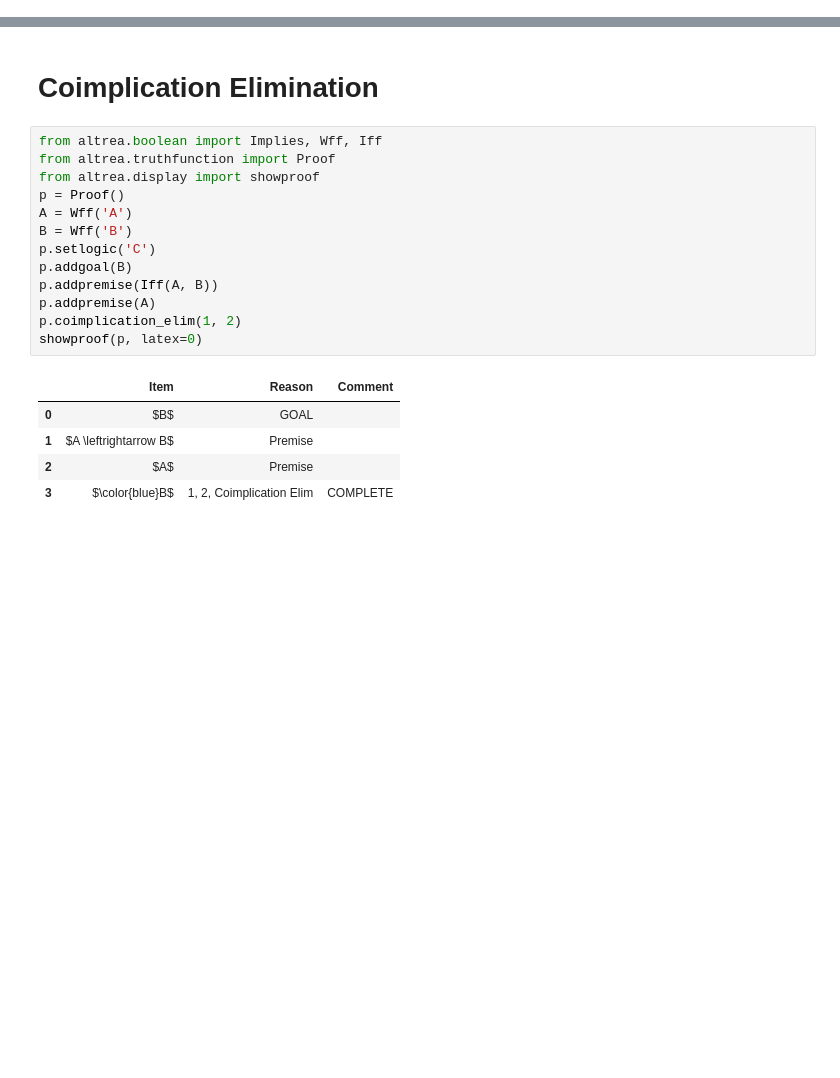
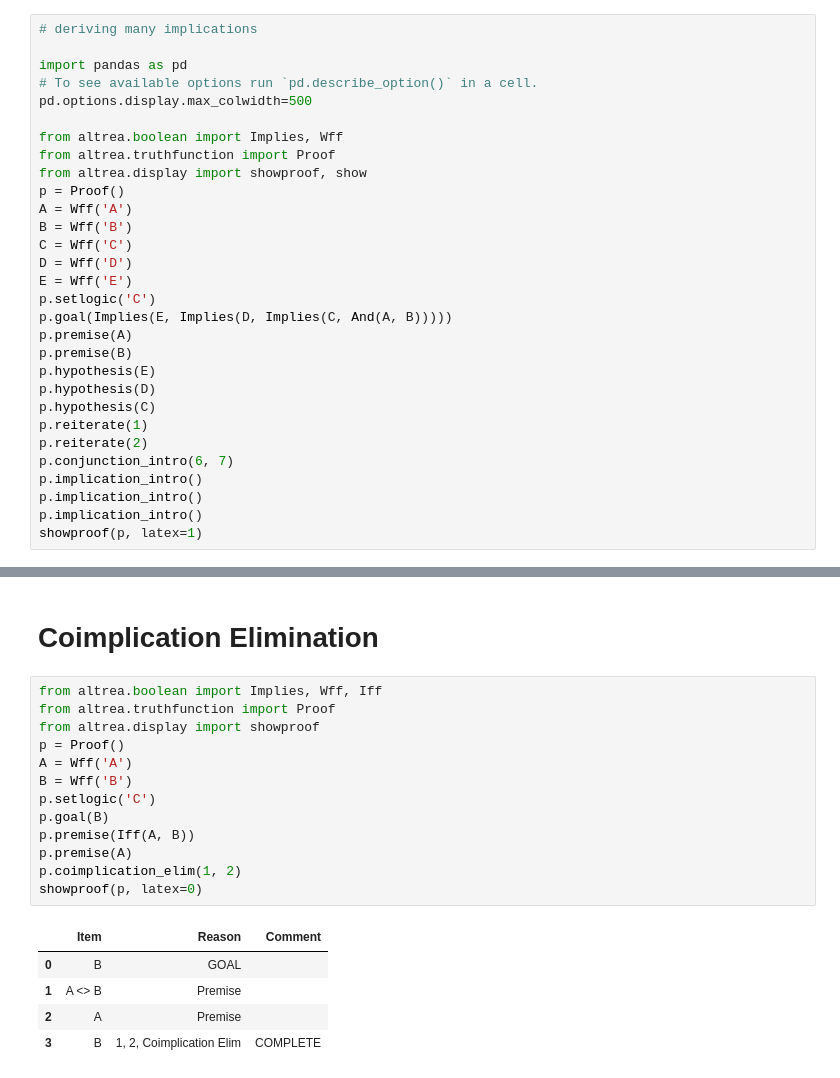
Before and after one commit to FrankHubeny/AltRea, a Jupyter notebook: rules.ipynb, the cells around one changed output, grey strips where cells are left out. Drawn from its saved outputs; the diff is of its cells as text; blank space fills up the shorter version.

```diff
--- a/rules.ipynb
+++ b/rules.ipynb
@@ -343,0 +449,30 @@ showproof(p, latex=0)
+# %%
+# deriving many implications
+
+import pandas as pd
+# To see available options run `pd.describe_option()` in a cell.
+pd.options.display.max_colwidth=500
+
+from altrea.boolean import Implies, Wff
+from altrea.truthfunction import Proof
+from altrea.display import showproof, show
+p = Proof()
+A = Wff('A')
+B = Wff('B')
+C = Wff('C')
+D = Wff('D')
+E = Wff('E')
+p.setlogic('C')
+p.goal(Implies(E, Implies(D, Implies(C, And(A, B)))))
+p.premise(A)
+p.premise(B)
+p.hypothesis(E)
+p.hypothesis(D)
+p.hypothesis(C)
+p.reiterate(1)
+p.reiterate(2)
+p.conjunction_intro(6, 7)
+p.implication_intro()
+p.implication_intro()
+p.implication_intro()
+showproof(p, latex=1)
@@ -523,19 +704,19 @@ showproof(p, latex=0)
 # %%
 from altrea.boolean import Implies, Wff, Iff
 from altrea.truthfunction import Proof
 from altrea.display import showproof
 p = Proof()
 A = Wff('A')
 B = Wff('B')
 p.setlogic('C')
-p.addgoal(B)
-p.addpremise(Iff(A, B))
-p.addpremise(A)
+p.goal(B)
+p.premise(Iff(A, B))
+p.premise(A)
 p.coimplication_elim(1, 2)
 showproof(p, latex=0)
 # %% [output]
 |  | Item | Reason | Comment |
-| 0 | $B$ | GOAL |  |
-| 1 | $A \leftrightarrow B$ | Premise |  |
-| 2 | $A$ | Premise |  |
-| 3 | $\color{blue}B$ | 1, 2, Coimplication Elim | COMPLETE |
+| 0 | B | GOAL |  |
+| 1 | A <> B | Premise |  |
+| 2 | A | Premise |  |
+| 3 | B | 1, 2, Coimplication Elim | COMPLETE |
```
Also changed, not shown: parts of 47 cells of this notebook, 16 other files.
